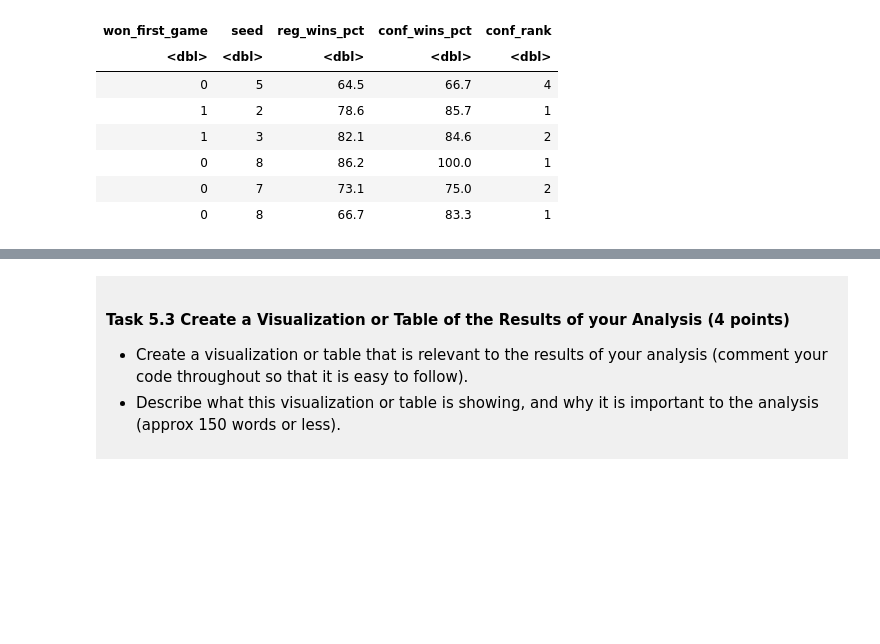
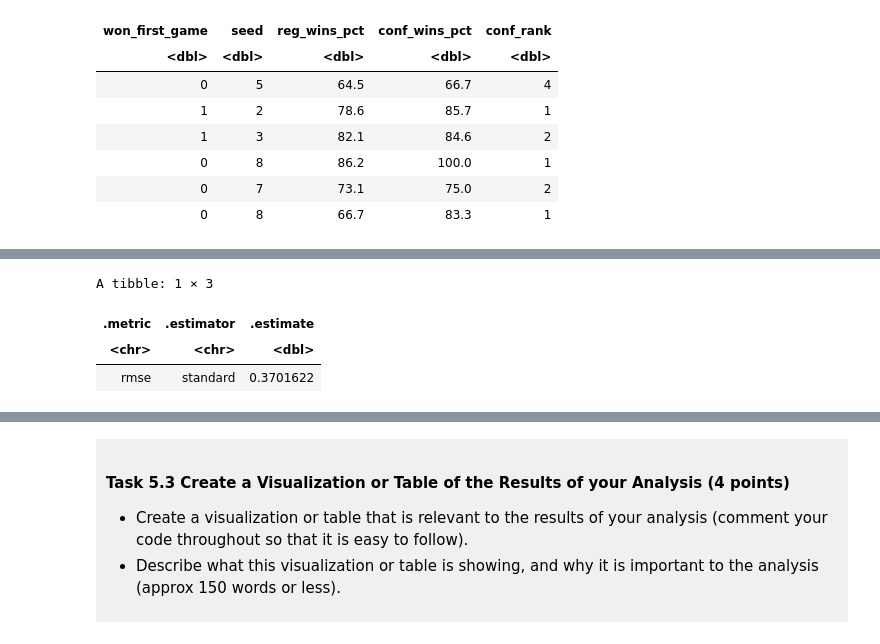
Before and after one commit to ayap07/dsci-100-project-amberyap, a Jupyter notebook: dsci-100-project-notebook.ipynb, the cells around one changed output, grey strips where cells are left out. Cells and saved outputs as stored; diff of their text form; code cells hidden in the pictures; blank space fills up the shorter version.

```diff
--- a/dsci-100-project-notebook.ipynb
+++ b/dsci-100-project-notebook.ipynb
@@ -529,2 +519,16 @@ Coefficients:
 # %%
 #add in the 5-fold validation cross and then run with test data to see the confusion matrix after
+lm_fit <- lm_workflow |> #fitting workflow to training data
+    fit(data = train_data)
+lm_preds <- lm_fit |> #uses the fit data to predict for test data
+    predict(test_data) |> #predicting by using test data that we saved aside until now
+    bind_cols(test_data) #binding the columns
+lm_test_results <- lm_preds |> #now making the results for rmse
+    metrics(truth = won_first_game, estimate = .pred) |>
+    filter(.metric == "rmse") #grabbing the rmse value from after predicting model
+lm_test_results #displaying the rmse value
+# %% [output]
+A tibble: 1 × 3
+| .metric | .estimator | .estimate |
+| <chr> | <chr> | <dbl> |
+| rmse | standard | 0.3701622 |
```
Also changed, not shown: parts of 12 cells of this notebook.
